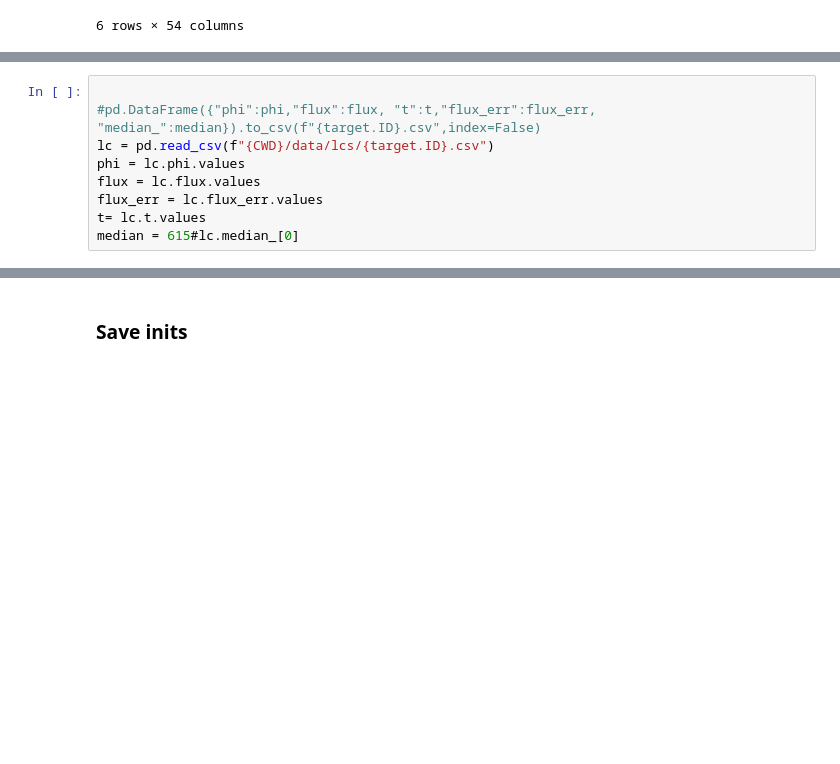
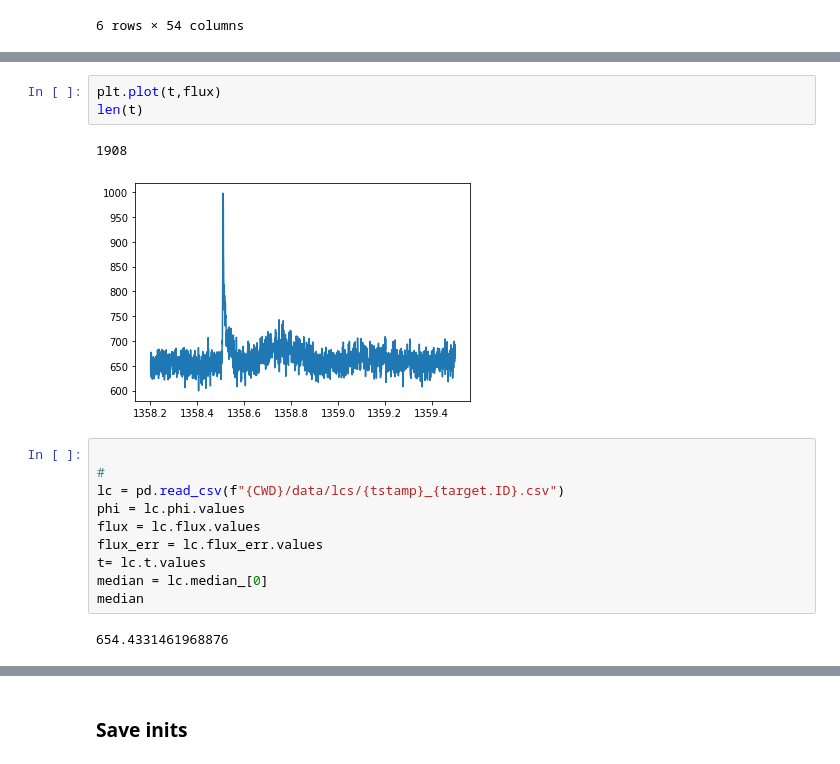
Before and after one commit to ekaterinailin/MalachiteMountains, a Jupyter notebook: analysis/notebooks/NB42_Model_fit_to_Real_Data.ipynb, the cells around one changed output, grey strips where cells are left out. Cells and saved outputs as stored; diff of their text form; blank space fills up the shorter version.

```diff
--- a/analysis/notebooks/NB42_Model_fit_to_Real_Data.ipynb
+++ b/analysis/notebooks/NB42_Model_fit_to_Real_Data.ipynb
@@ -118,9 +137,18 @@ ModuleNotFoundError: No module named 'altaipony'
+# %%
+plt.plot(t,flux)
+len(t)
+# %% [output]
+1908
+[figure, added]
 # %%
 
-#pd.DataFrame({"phi":phi,"flux":flux, "t":t,"flux_err":flux_err, "median_":median}).to_csv(f"{target.ID}.csv",index=False)
-lc = pd.read_csv(f"{CWD}/data/lcs/{target.ID}.csv")
+#
+lc = pd.read_csv(f"{CWD}/data/lcs/{tstamp}_{target.ID}.csv")
 phi = lc.phi.values
 flux = lc.flux.values
 flux_err = lc.flux_err.values
 t= lc.t.values
-median = 615#lc.median_[0]
+median = lc.median_[0]
+median
+# %% [output]
+654.4331461968876
```
Also changed, not shown: parts of 24 cells of this notebook, 2 other files.
